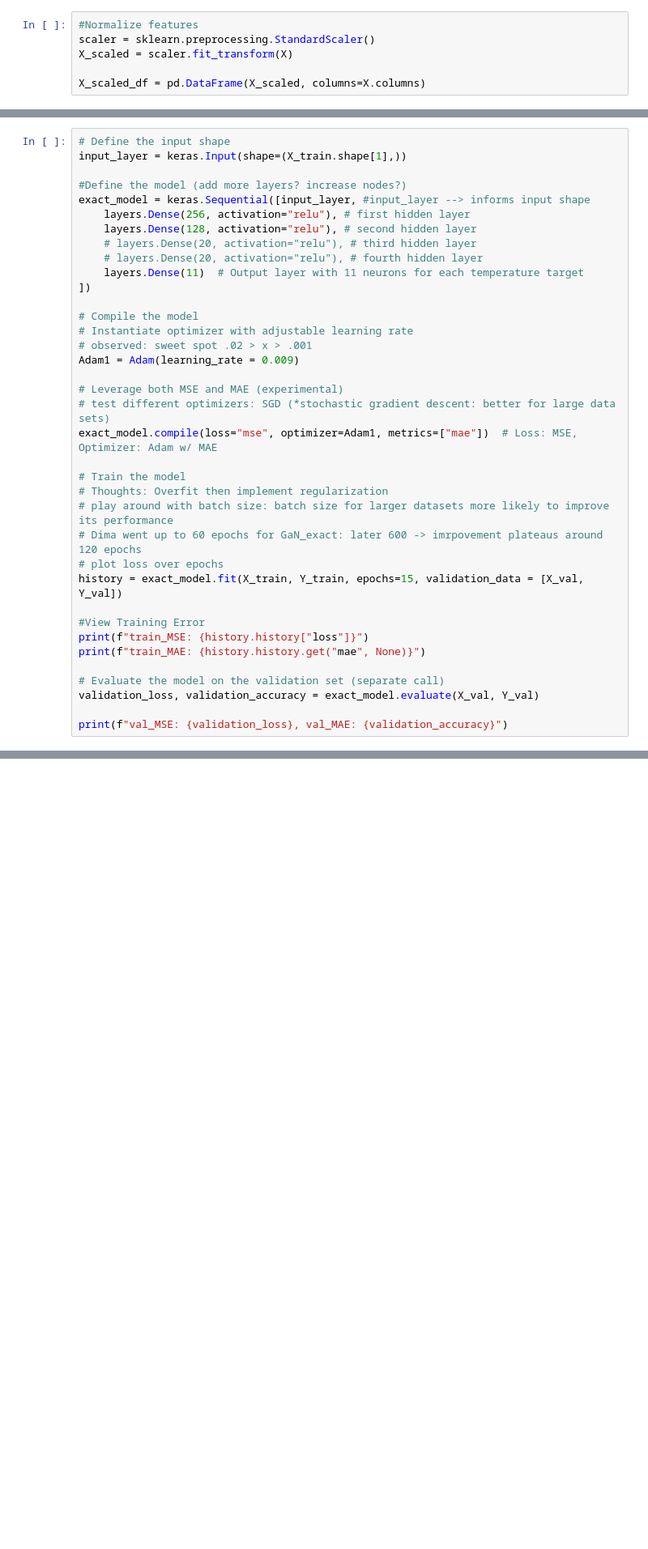
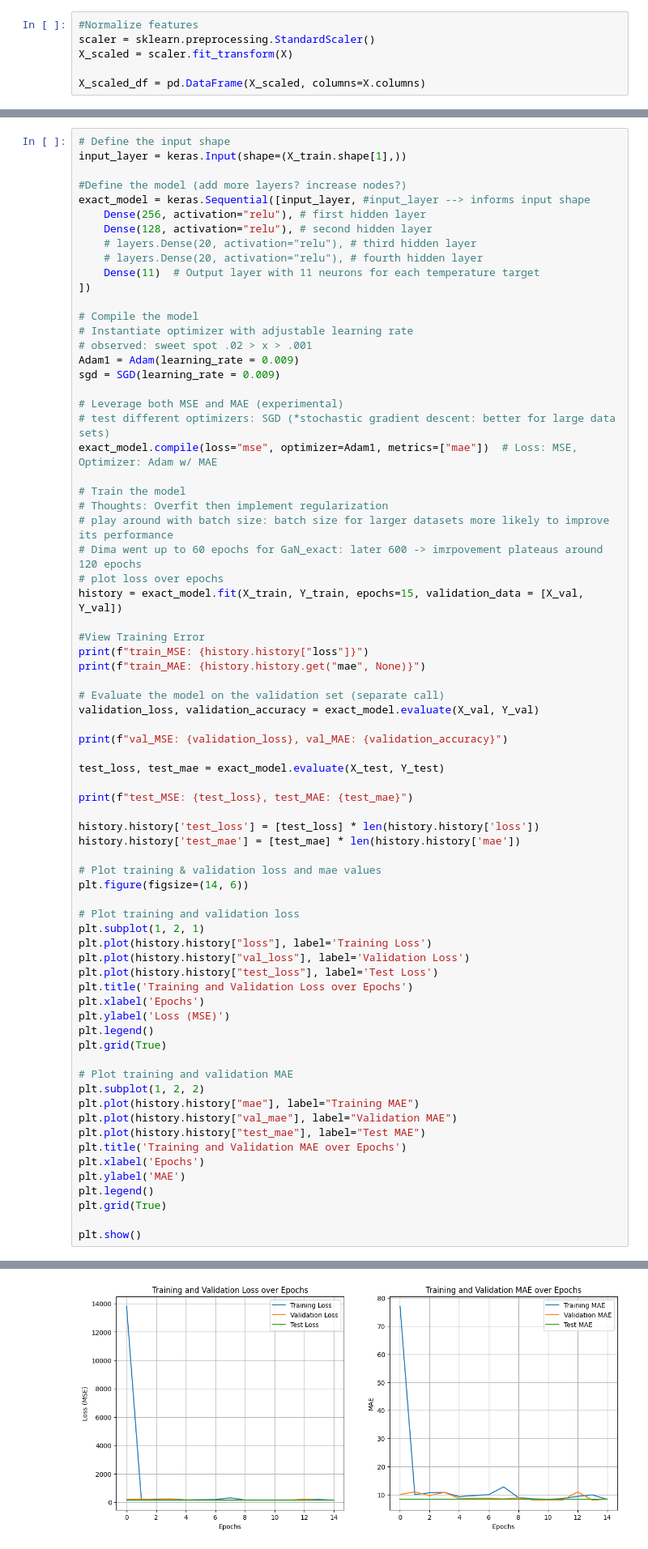
Before and after one commit to RiaTao/UNT-Thermography-24, a Jupyter notebook: NN.ipynb, the cells around one changed output, grey strips where cells are left out. Shown at 81% size. Drawn from its saved outputs; the diff is of its cells as text; blank space fills up the shorter version.

```diff
--- a/NN.ipynb
+++ b/NN.ipynb
@@ -46,17 +61,18 @@ input_layer = keras.Input(shape=(X_train.shape[1],))
 
 #Define the model (add more layers? increase nodes?)
 exact_model = keras.Sequential([input_layer, #input_layer --> informs input shape
-    layers.Dense(256, activation="relu"), # first hidden layer
-    layers.Dense(128, activation="relu"), # second hidden layer
+    Dense(256, activation="relu"), # first hidden layer
+    Dense(128, activation="relu"), # second hidden layer
     # layers.Dense(20, activation="relu"), # third hidden layer
     # layers.Dense(20, activation="relu"), # fourth hidden layer
-    layers.Dense(11)  # Output layer with 11 neurons for each temperature target
+    Dense(11)  # Output layer with 11 neurons for each temperature target
 ])
 
 # Compile the model
 # Instantiate optimizer with adjustable learning rate
 # observed: sweet spot .02 > x > .001
 Adam1 = Adam(learning_rate = 0.009)
+sgd = SGD(learning_rate = 0.009)
 
 # Leverage both MSE and MAE (experimental)
 # test different optimizers: SGD (*stochastic gradient descent: better for large data sets)
@@ -77,3 +93,38 @@ print(f"train_MAE: {history.history.get("mae", None)}")
 validation_loss, validation_accuracy = exact_model.evaluate(X_val, Y_val)
 
 print(f"val_MSE: {validation_loss}, val_MAE: {validation_accuracy}")
+
+test_loss, test_mae = exact_model.evaluate(X_test, Y_test)
+
+print(f"test_MSE: {test_loss}, test_MAE: {test_mae}")
+
+history.history['test_loss'] = [test_loss] * len(history.history['loss'])
+history.history['test_mae'] = [test_mae] * len(history.history['mae'])
+
+# Plot training & validation loss and mae values
+plt.figure(figsize=(14, 6))
+
+# Plot training and validation loss
+plt.subplot(1, 2, 1)
+plt.plot(history.history["loss"], label='Training Loss')
+plt.plot(history.history["val_loss"], label='Validation Loss')
+plt.plot(history.history["test_loss"], label='Test Loss')
+plt.title('Training and Validation Loss over Epochs')
+plt.xlabel('Epochs')
+plt.ylabel('Loss (MSE)')
+plt.legend()
+plt.grid(True)
+
+# Plot training and validation MAE
+plt.subplot(1, 2, 2)
+plt.plot(history.history["mae"], label="Training MAE")
+plt.plot(history.history["val_mae"], label="Validation MAE")
+plt.plot(history.history["test_mae"], label="Test MAE")
+plt.title('Training and Validation MAE over Epochs')
+plt.xlabel('Epochs')
+plt.ylabel('MAE')
+plt.legend()
+plt.grid(True)
+
+plt.show()
+# %% [output]
@@ -80,3 +148,4 @@ print(f"val_MSE: {validation_loss}, val_MAE: {validation_accuracy}")
+[figure, added]
 # %%
 # Evaluate the model on unseen data
 loss, mae = exact_model.evaluate(X_test, Y_test)
```
Also changed, not shown: parts of 9 cells of this notebook.
